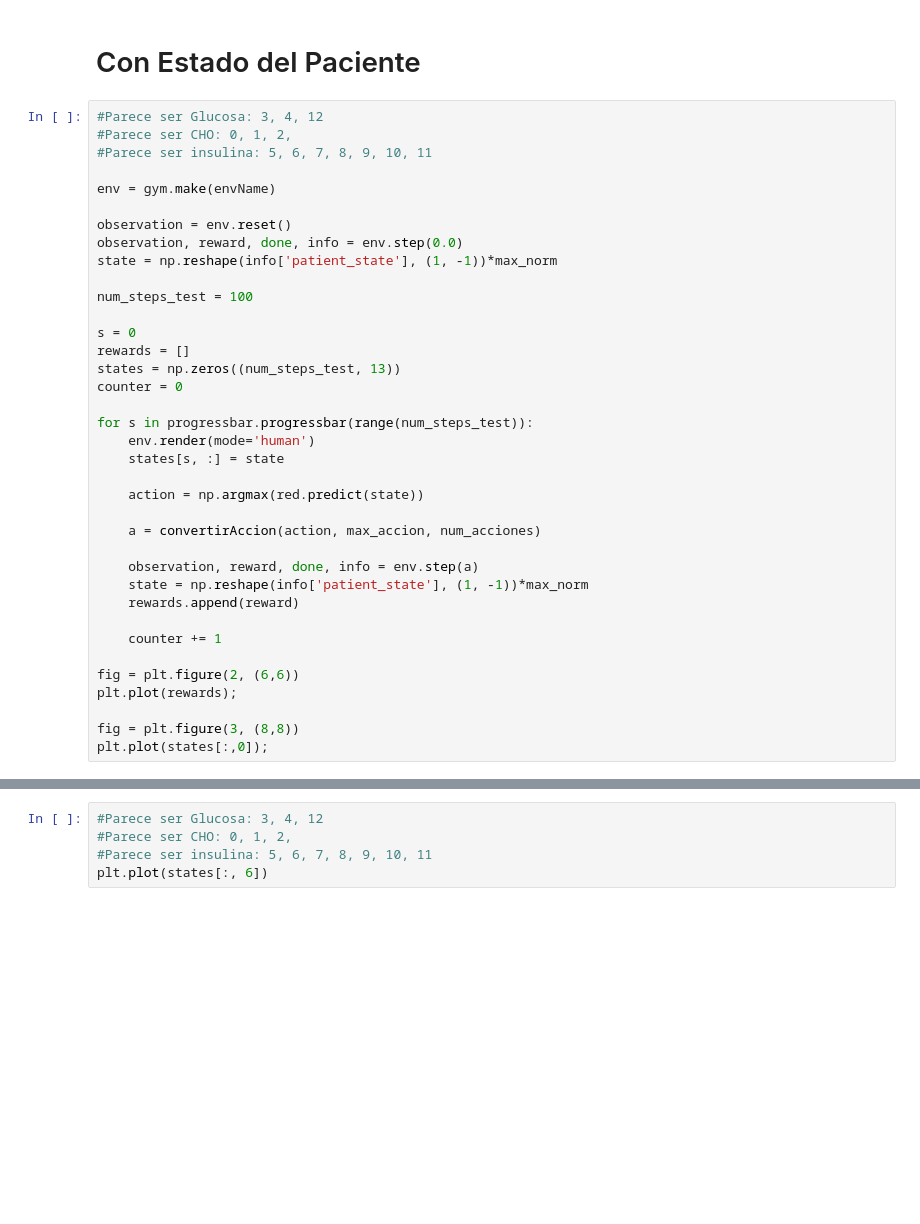
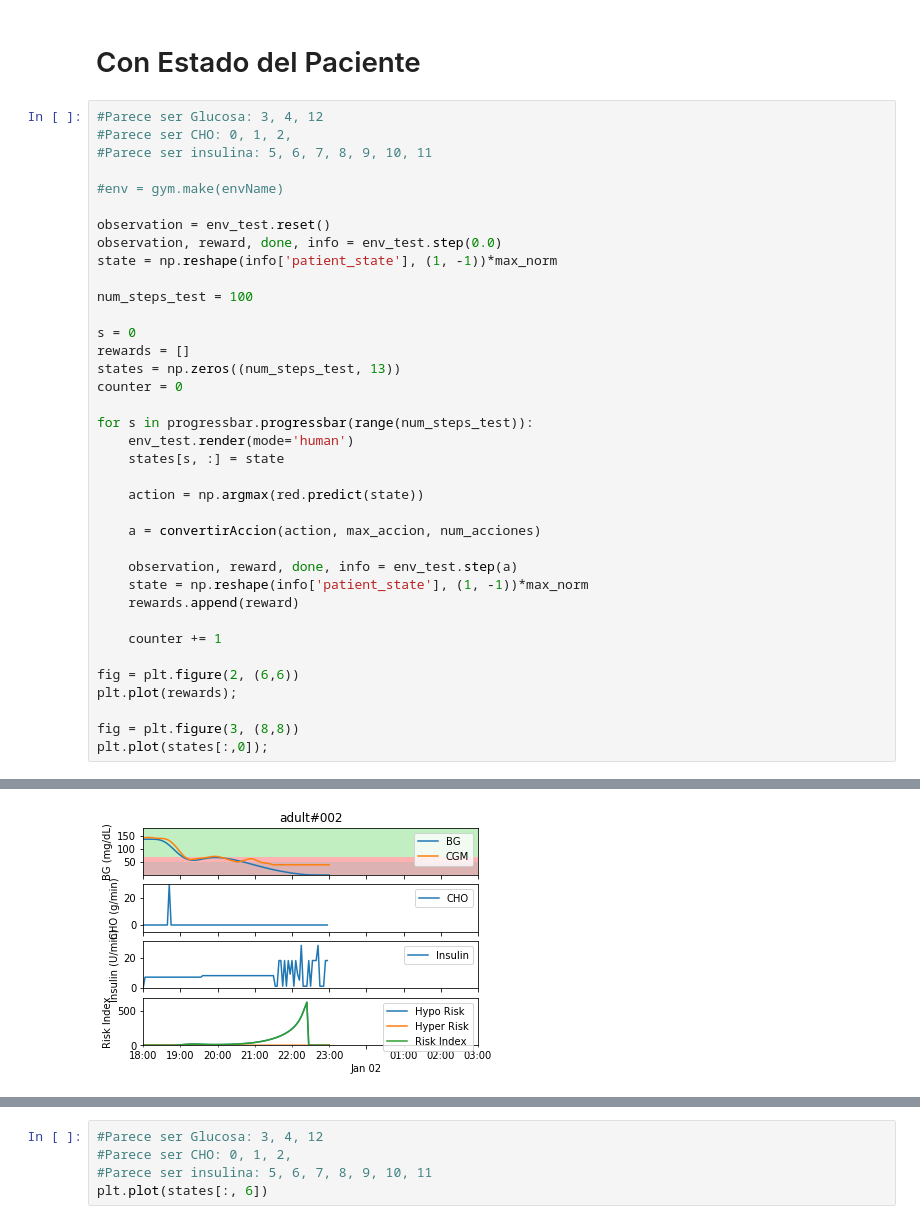
Before and after one commit to jdmedinatobon/tesis2, a Jupyter notebook: tesis2.ipynb, the cells around one changed output, grey strips where cells are left out. Drawn from its saved outputs; the diff is of its cells as text; blank space fills up the shorter version.

```diff
--- a/tesis2.ipynb
+++ b/tesis2.ipynb
@@ -718,10 +743,10 @@ plt.plot(rewards)
 #Parece ser CHO: 0, 1, 2,
 #Parece ser insulina: 5, 6, 7, 8, 9, 10, 11
 
-env = gym.make(envName)
+#env = gym.make(envName)
 
-observation = env.reset()
-observation, reward, done, info = env.step(0.0)
+observation = env_test.reset()
+observation, reward, done, info = env_test.step(0.0)
 state = np.reshape(info['patient_state'], (1, -1))*max_norm
 
 num_steps_test = 100
@@ -732,14 +757,14 @@ states = np.zeros((num_steps_test, 13))
 counter = 0
 
 for s in progressbar.progressbar(range(num_steps_test)):
-    env.render(mode='human')
+    env_test.render(mode='human')
     states[s, :] = state
 
     action = np.argmax(red.predict(state))
 
     a = convertirAccion(action, max_accion, num_acciones)
 
-    observation, reward, done, info = env.step(a)
+    observation, reward, done, info = env_test.step(a)
     state = np.reshape(info['patient_state'], (1, -1))*max_norm
     rewards.append(reward)
 
@@ -750,3 +775,4 @@ plt.plot(rewards);
 
 fig = plt.figure(3, (8,8))
 plt.plot(states[:,0]);
+# %% [output]
@@ -752,0 +780 @@ plt.plot(states[:,0]);
+[figure, added]
```
Also changed, not shown: parts of 9 cells of this notebook.
